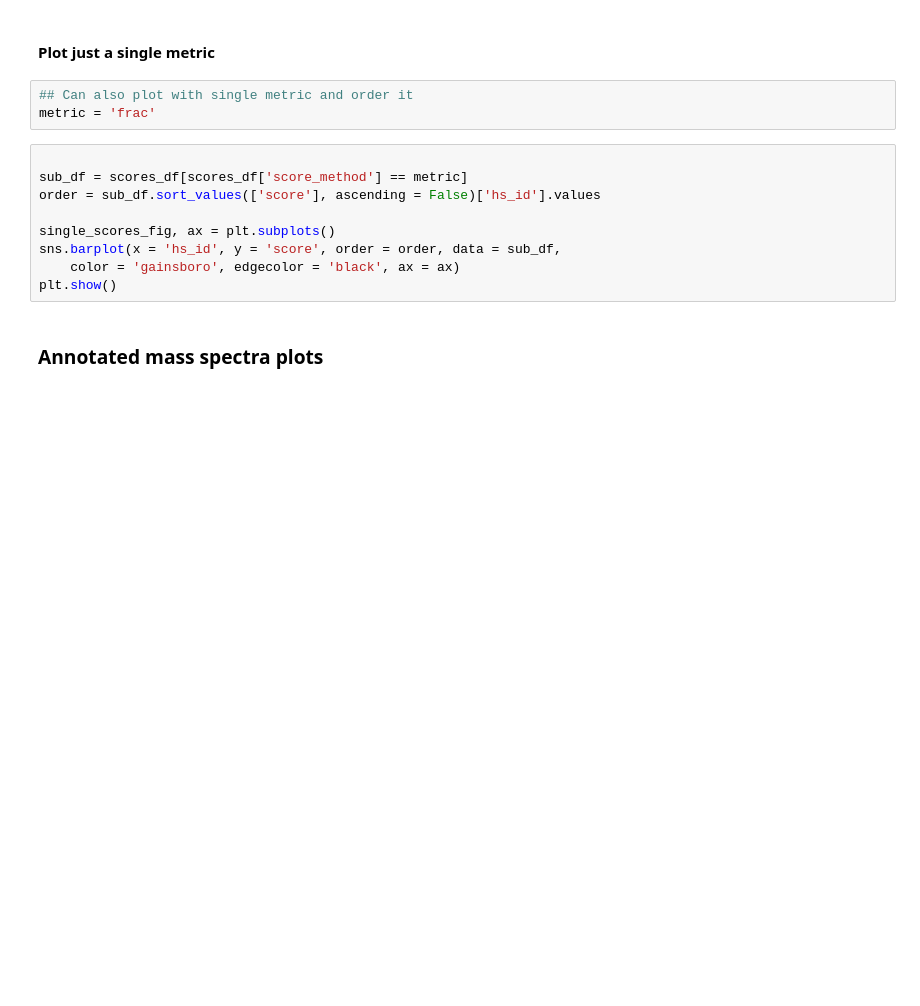
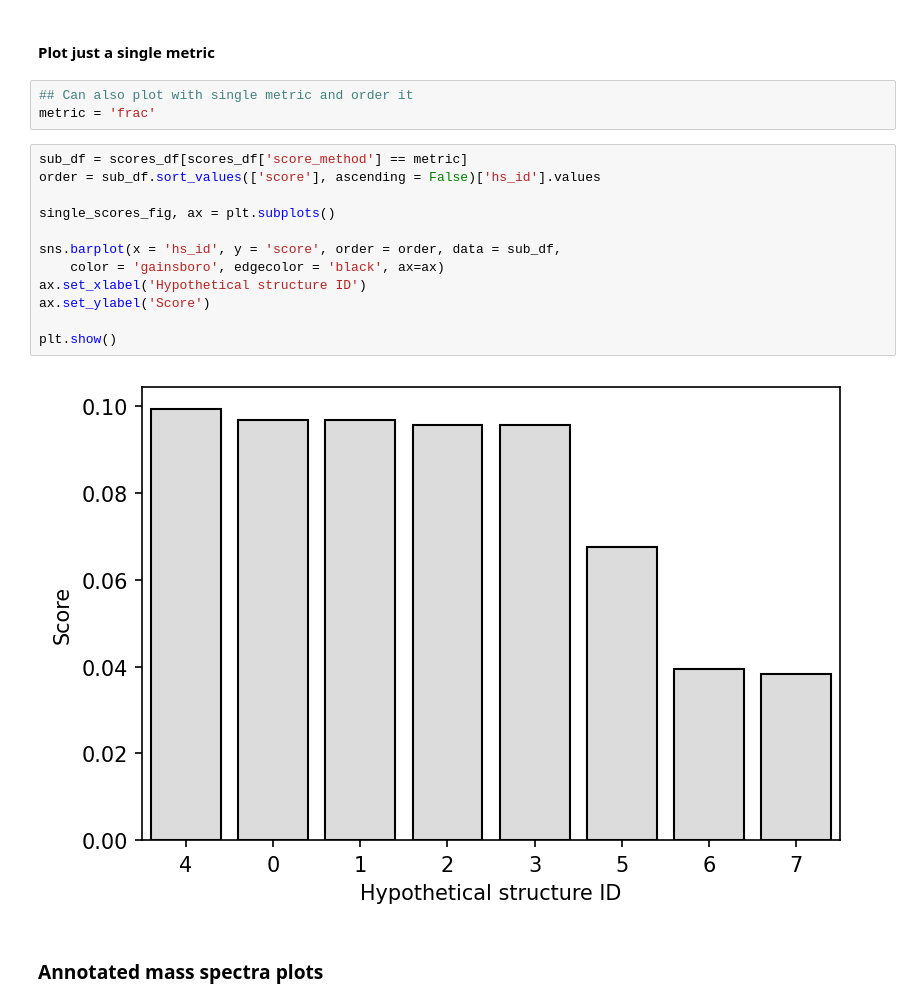
Before and after one commit to dantheand/msms_structure_annot, a Jupyter notebook: notebooks/HalA2_example.ipynb, the cells around one changed output. Drawn from its saved outputs; the diff is of its cells as text; blank space fills up the shorter version.

```diff
--- a/notebooks/HalA2_example.ipynb
+++ b/notebooks/HalA2_example.ipynb
@@ -224,14 +304,19 @@ all_scores_fig.map(sns.barplot, 'hs_id', 'score', color = 'gainsboro', edgecolor
 ## Can also plot with single metric and order it
 metric = 'frac'
 # %%
-
 sub_df = scores_df[scores_df['score_method'] == metric]
 order = sub_df.sort_values(['score'], ascending = False)['hs_id'].values
 
 single_scores_fig, ax = plt.subplots()
+
 sns.barplot(x = 'hs_id', y = 'score', order = order, data = sub_df,
-    color = 'gainsboro', edgecolor = 'black', ax = ax)
+    color = 'gainsboro', edgecolor = 'black', ax=ax)
+ax.set_xlabel('Hypothetical structure ID')
+ax.set_ylabel('Score')
+
 plt.show()
+# %% [output]
+[figure, added]
 # %% [markdown]
 ### Annotated mass spectra plots
 # %%
```
Also changed, not shown: parts of 12 cells of this notebook, 2 other files.
